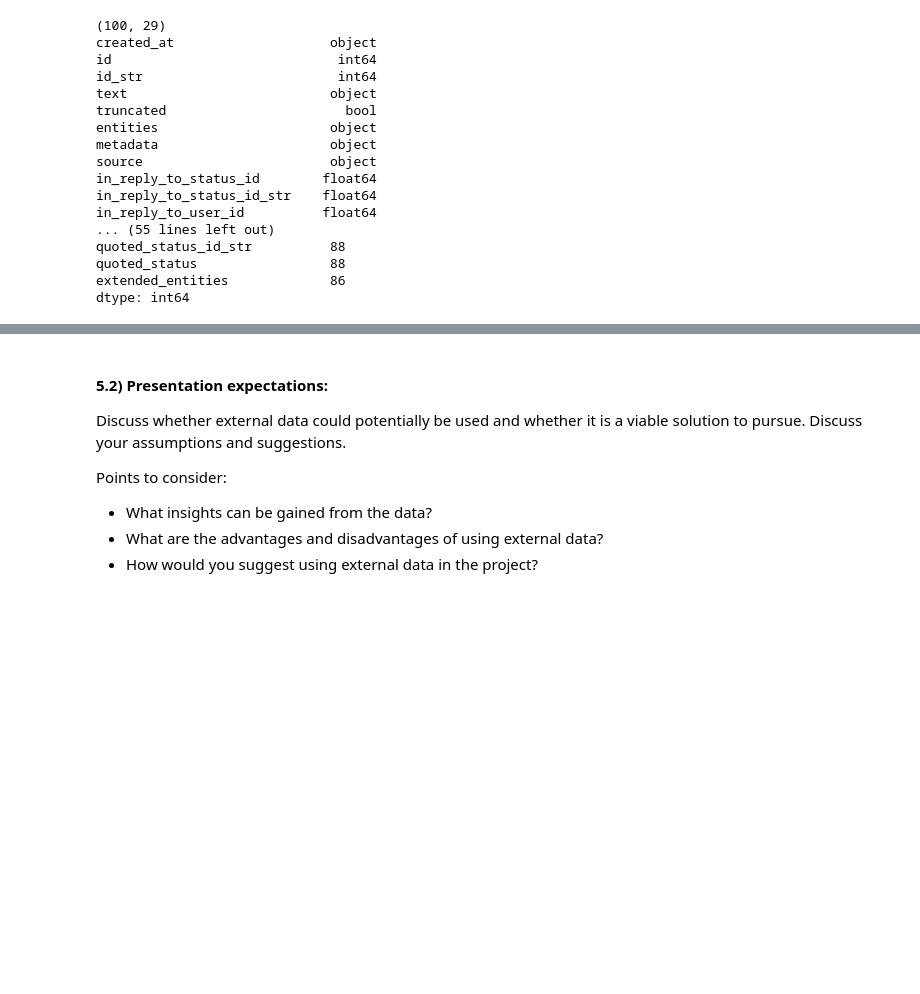
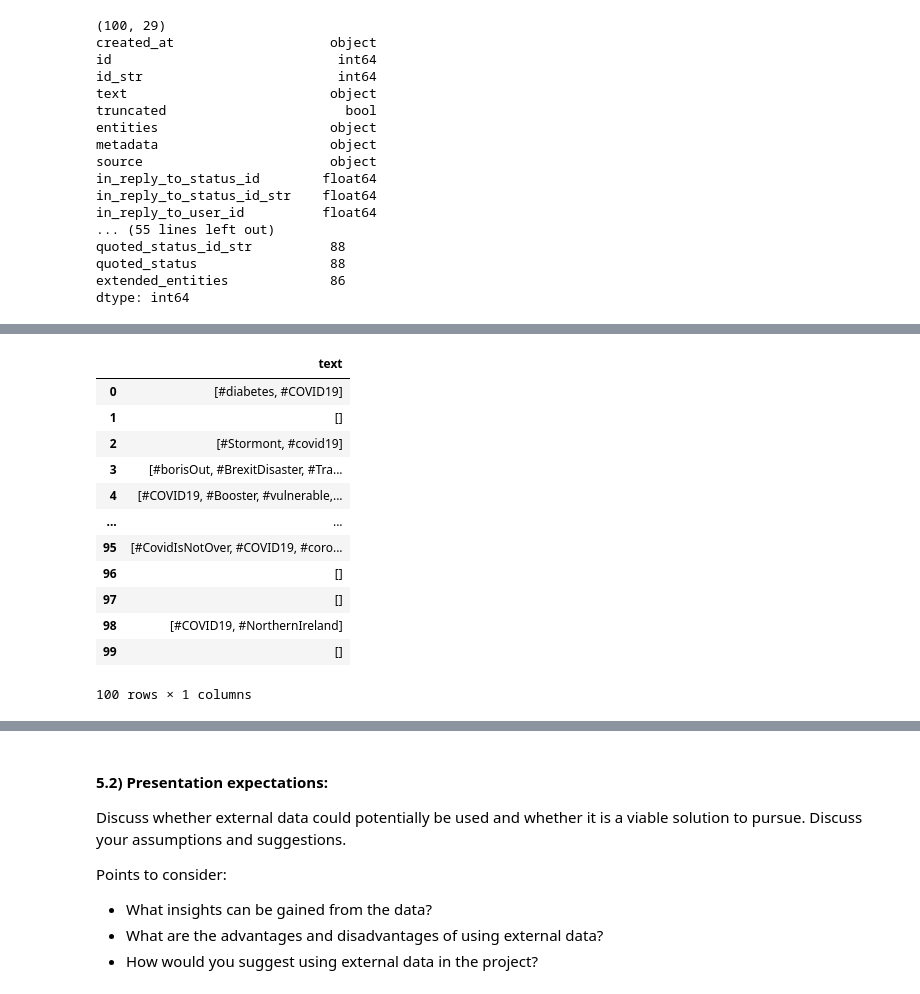
Before and after one commit to MiffySiu/Miff-s-Python, a Jupyter notebook: LSE_DA201_Assignment_template.ipynb, the cells around one changed output, grey strips where cells are left out. Cells and saved outputs as stored; diff of their text form; code cells hidden in the pictures; blank space fills up the shorter version.

```diff
--- a/LSE_DA201_Assignment_template.ipynb
+++ b/LSE_DA201_Assignment_template.ipynb
@@ -271,0 +326,6 @@ True
+# %%
+pat = r'(#+[a-zA-Z0-9(_)]{1,})'
+
+hashtags = tweets['text'].str.findall(pat, flags=0)
+
+hashtags
@@ -271,0 +345,18 @@ True
+# %%
+clean = pd.DataFrame(hashtags, columns = ['text'])
+
+clean
+# %% [output]
+|  | text |
+| 0 | [#diabetes, #COVID19] |
+| 1 | [] |
+| 2 | [#Stormont, #covid19] |
+| 3 | [#borisOut, #BrexitDisaster, #Tra... |
+| 4 | [#COVID19, #Booster, #vulnerable,... |
+| ... | ... |
+| 95 | [#CovidIsNotOver, #COVID19, #coro... |
+| 96 | [] |
+| 97 | [] |
+| 98 | [#COVID19, #NorthernIreland] |
+| 99 | [] |
+100 rows × 1 columns
```
Also changed, not shown: parts of 15 cells of this notebook.
